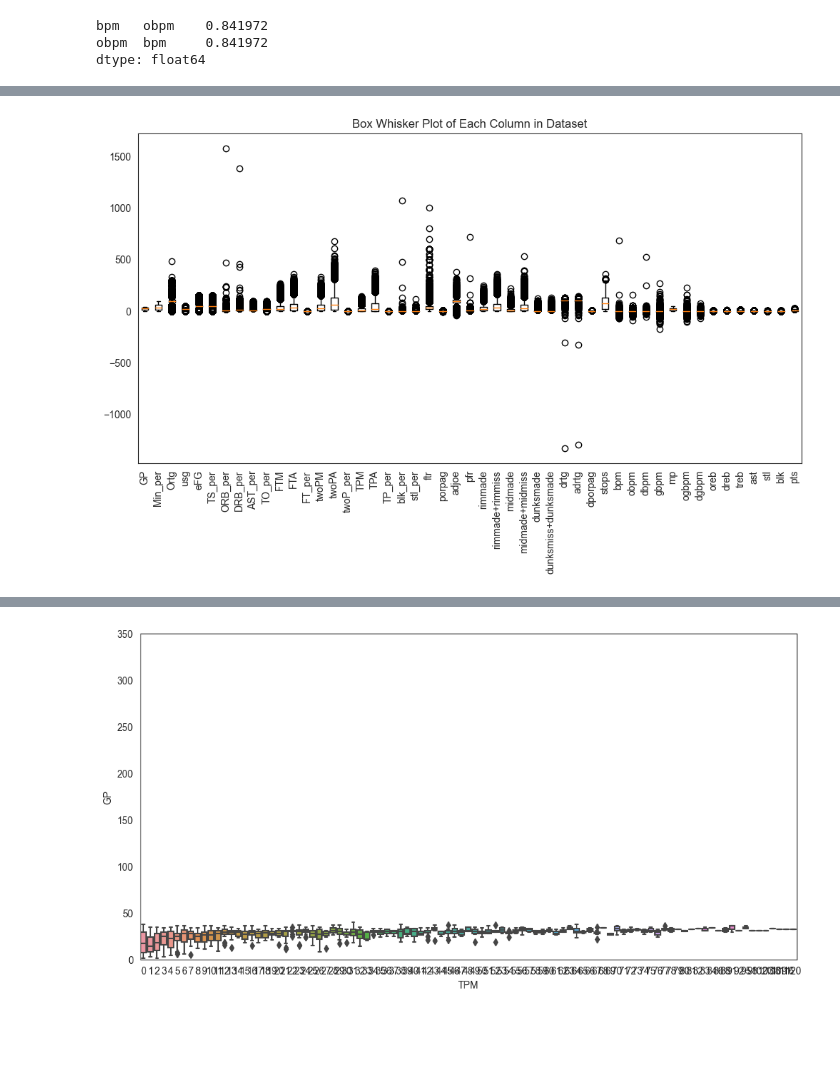
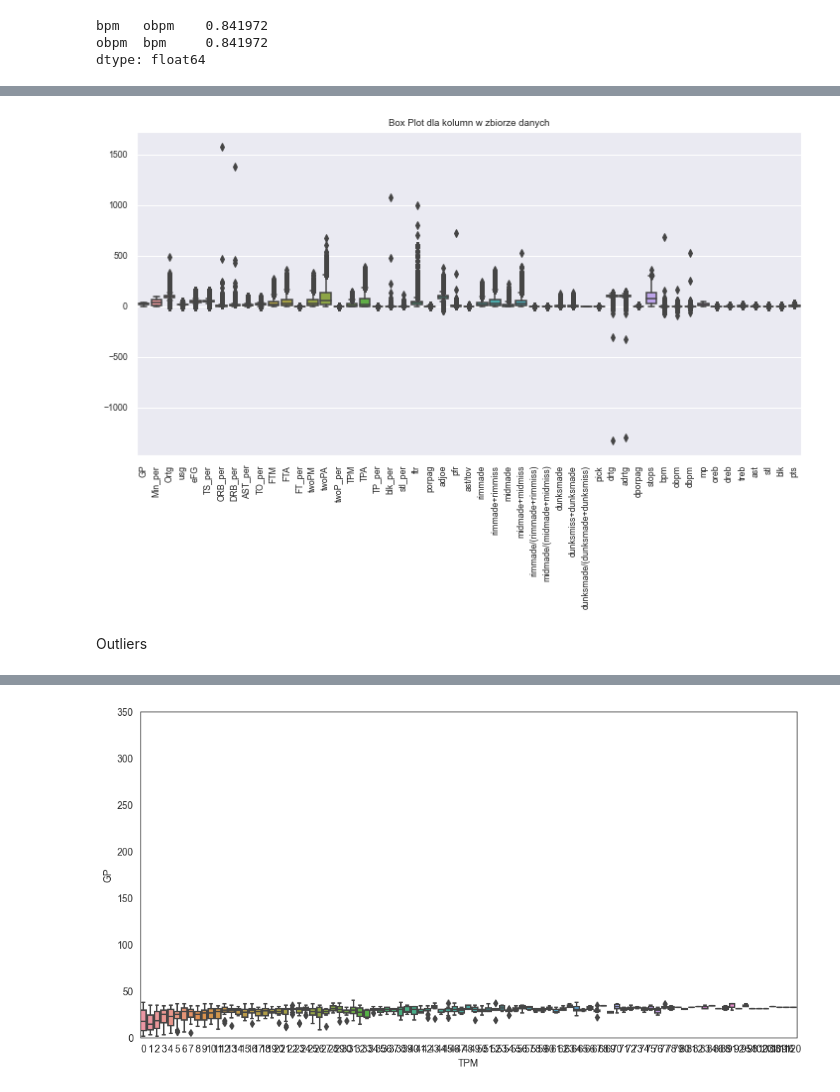
Before and after one commit to Aleksandra-dot/julDraft, a Jupyter notebook: factorsAnalysis.ipynb, the cells around one changed output, grey strips where cells are left out. Drawn from its saved outputs; the diff is of its cells as text; code cells hidden in the pictures; blank space fills up the shorter version.

```diff
--- a/factorsAnalysis.ipynb
+++ b/factorsAnalysis.ipynb
@@ -287,9 +287,11 @@ total_ball_data.describe()
 | max | 41.000000 | 96.700000 | 484.600000 | 50.000000 | 150.000000 | 150.000000 | 1576.600000 | 1385.000000 | 100.000000 | 100.000000 | 273.000000 | ... |
 # %%
 plt.figure(figsize=(12, 6))
-sns.boxplot(data=ball_data)
-plt.title("Box Whisker Plot of Each Column in Dataset")
+sn.boxplot(data=total_ball_data)
+plt.title("Box Plot dla kolumn w zbiorze danych")
 plt.xticks(rotation=90)
 plt.show()
 # %% [output]
-[figure, old version]
+[figure, new version]
+# %% [markdown]
+Outliers
```
Also changed, not shown: parts of 5 cells of this notebook.
